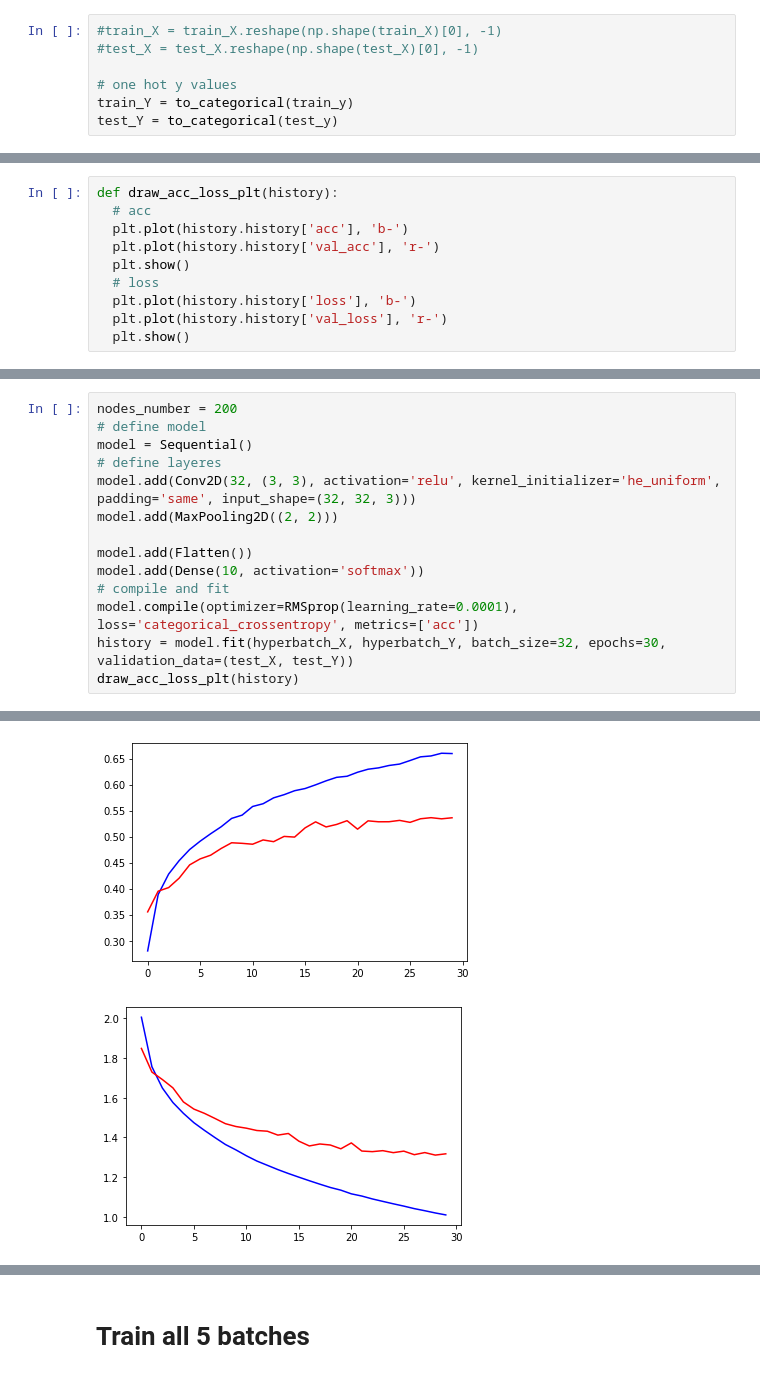
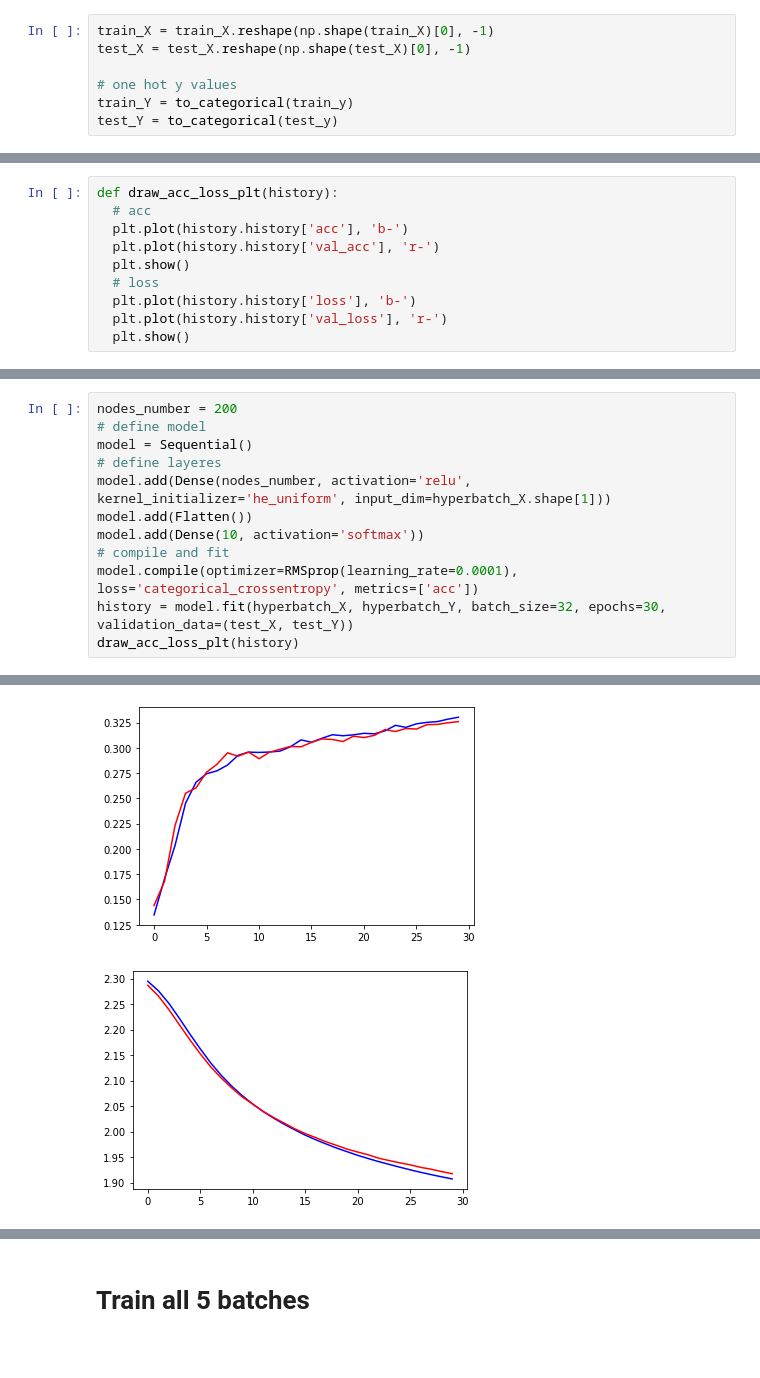
Before and after one commit to zahrasalarian/Artificial-Intelligence-in-Medicine-Projects, a Jupyter notebook: p2/main.ipynb, the cells around one changed output, grey strips where cells are left out. Cells and saved outputs as stored; diff of their text form.

```diff
--- a/p2/main.ipynb
+++ b/p2/main.ipynb
@@ -41,8 +42,8 @@ from tensorflow.keras.losses import *
 from tensorflow.keras.layers import *
 from tensorflow.keras.activations import *
 # %%
-#train_X = train_X.reshape(np.shape(train_X)[0], -1)
-#test_X = test_X.reshape(np.shape(test_X)[0], -1)
+train_X = train_X.reshape(np.shape(train_X)[0], -1)
+test_X = test_X.reshape(np.shape(test_X)[0], -1)
 
 # one hot y values
 train_Y = to_categorical(train_y)
@@ -287,9 +275,7 @@ nodes_number = 200
 # define model
 model = Sequential()
 # define layeres
-model.add(Conv2D(32, (3, 3), activation='relu', kernel_initializer='he_uniform', padding='same', input_shape=(32, 32, 3)))
-model.add(MaxPooling2D((2, 2)))
-
+model.add(Dense(nodes_number, activation='relu', kernel_initializer='he_uniform', input_dim=hyperbatch_X.shape[1]))
 model.add(Flatten())
 model.add(Dense(10, activation='softmax'))
 # compile and fit
@@ -317,5 +303,5 @@ Epoch 30/30
-[figure, old version]
+[figure, new version]
-[figure, old version]
+[figure, new version]
 # %%
 nodes_number = 2048
 # define model
```
Also changed, not shown: parts of 36 cells of this notebook.
